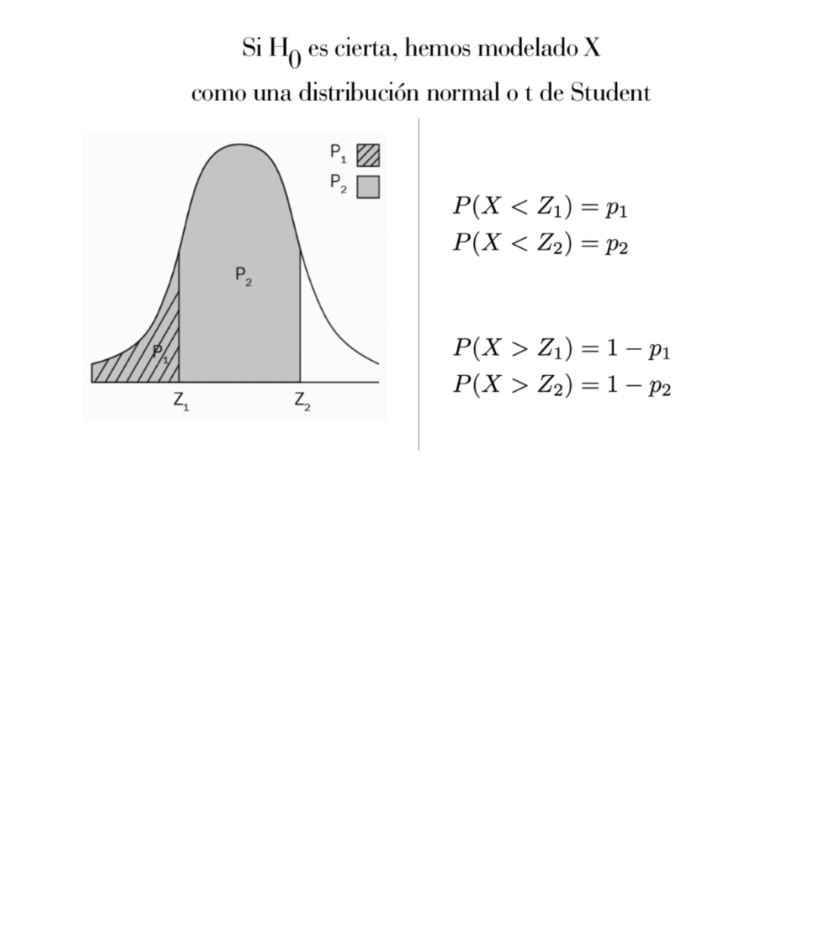
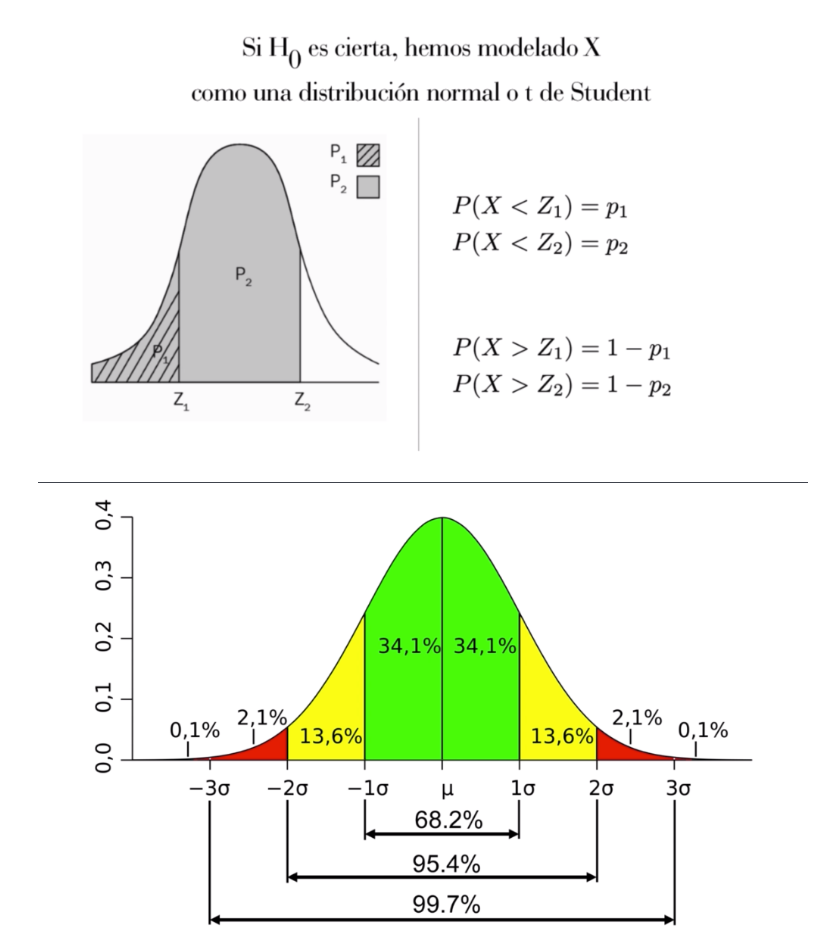
Before and after one commit to olivisoll/python_ML, a Jupyter notebook: notebooks/T3 - 3 - Los contrastes de hipótesis.ipynb, the cells around one changed output. Cells and saved outputs as stored; diff of their text form; code cells hidden in the pictures; blank space fills up the shorter version.

```diff
--- a/notebooks/T3 - 3 - Los contrastes de hipótesis.ipynb
+++ b/notebooks/T3 - 3 - Los contrastes de hipótesis.ipynb
@@ -16,3 +16,7 @@ Image(filename="resources/contraste_hipotesis2.png")
 Image(filename="resources/contraste_hipotesis3.png")
 # %% [output]
 [figure]
+# %%
+Image(filename="resources/contraste_hipotesis4.png")
+# %% [output]
+[figure, added]
```
Also changed, not shown: parts of 6 cells of this notebook, 13 other files.
